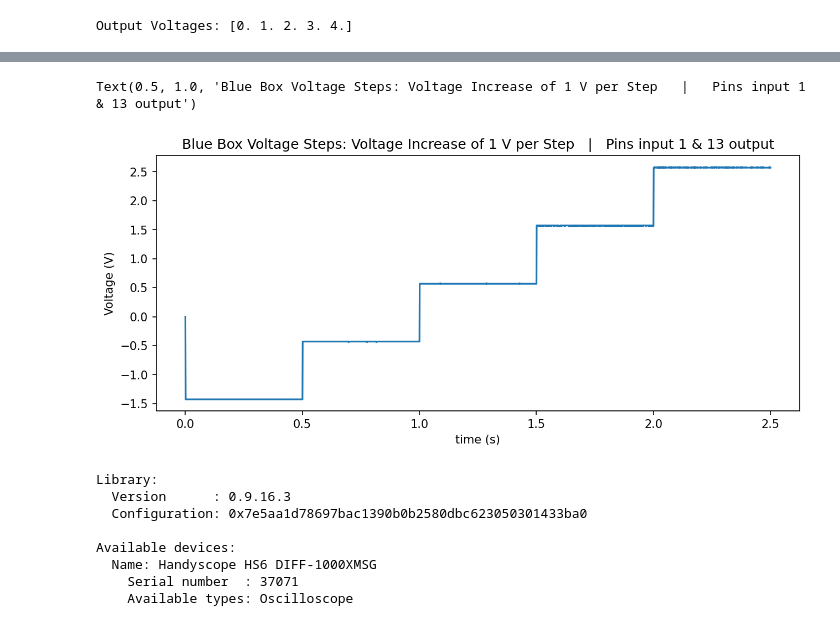
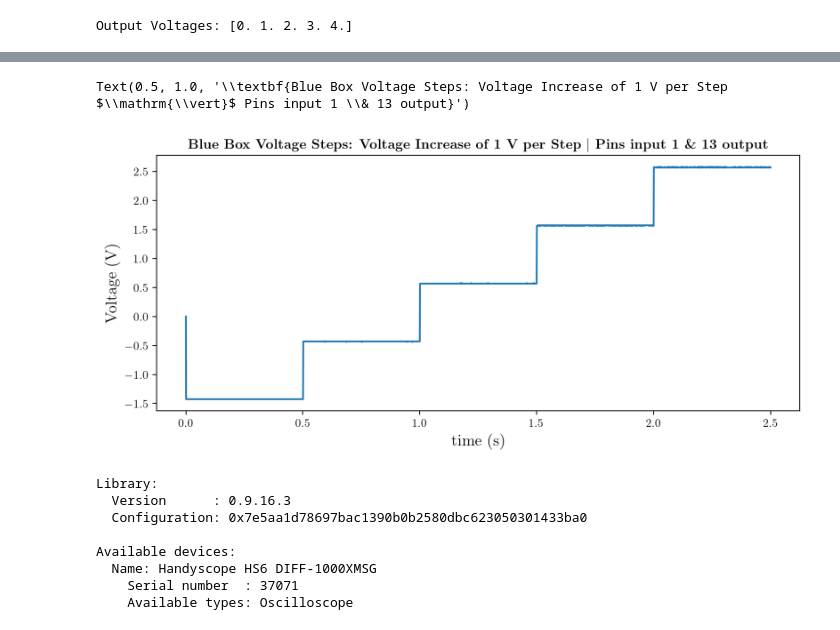
Before and after one commit to FNNDSC-BabyNIRS/calibration_r01, a Jupyter notebook: Test.ipynb, the cells around one changed output, grey strips where cells are left out. Cells and saved outputs as stored; diff of their text form; code cells hidden in the pictures.

```diff
--- a/Test.ipynb
+++ b/Test.ipynb
@@ -94,13 +94,16 @@ while time < total_time_measurement:
     voltage_recording = np.append(voltage_recording,value)
     time_recording = np.append(time_recording,time)
 # %%
-plt.figure(figsize=(10, 4), dpi=150)
+rc('text', usetex=True)
+plt.rc('font', family='serif')
+
+plt.figure(figsize=(10, 4), dpi=200)
 plt.plot(time_recording, voltage_recording)
-plt.xlabel('time (s)')
-plt.ylabel('Voltage (V)')
-plt.title("Blue Box Voltage Steps: Voltage Increase of 1 V per Step   |   Pins input 1 & 13 output")
+plt.xlabel(r'time (s)', fontsize=14)
+plt.ylabel(r'Voltage (V)', fontsize=14)
+plt.title(r'\textbf{Blue Box Voltage Steps: Voltage Increase of 1 V per Step $\mathrm{\vert}$ Pins input 1 \& 13 output}')
 # %% [output]
-Text(0.5, 1.0, 'Blue Box Voltage Steps: Voltage Increase of 1 V per Step   |   Pins input 1 & 13 output')
+Text(0.5, 1.0, '\\textbf{Blue Box Voltage Steps: Voltage Increase of 1 V per Step $\\mathrm{\\vert}$ Pins input 1 \\& 13 output}')
-[figure, old version]
+[figure, new version]
 # %%
 ul.release_daq_device(board_num)
```
Also changed, not shown: parts of 12 cells of this notebook.
